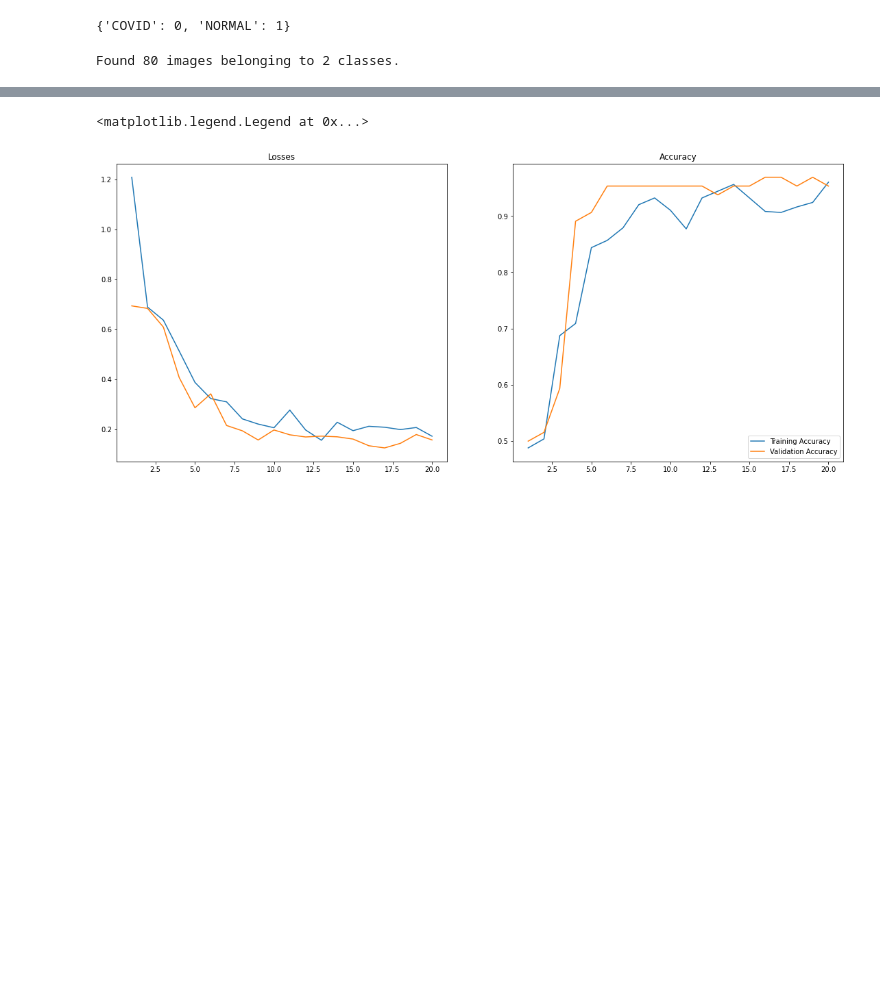
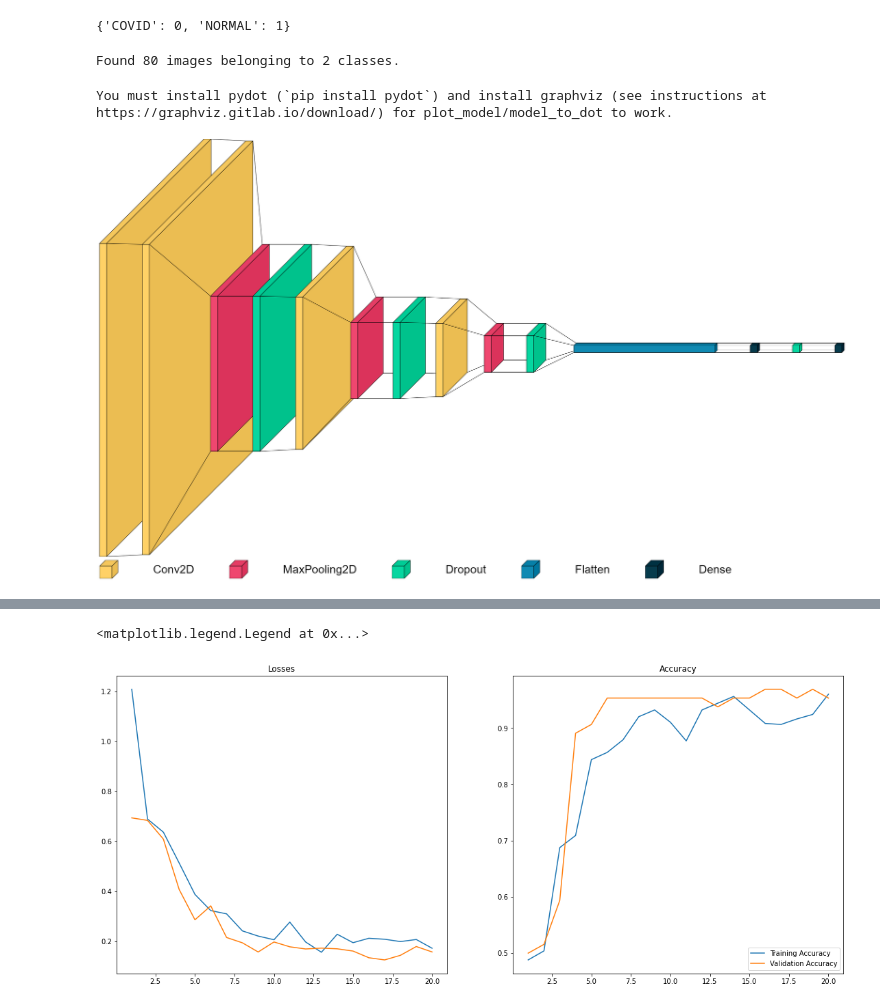
Before and after one commit to jaysatija7/HealthCure, a Jupyter notebook: notebooks/covid-19_detection.ipynb, the cells around one changed output, grey strips where cells are left out. Cells and saved outputs as stored; diff of their text form; code cells hidden in the pictures; blank space fills up the shorter version.

```diff
--- a/notebooks/covid-19_detection.ipynb
+++ b/notebooks/covid-19_detection.ipynb
@@ -69,0 +74,10 @@ Found 80 images belonging to 2 classes.
+# %%
+plot_model(model, show_shapes=True, show_layer_names=True)
+# %% [output]
+You must install pydot (`pip install pydot`) and install graphviz (see instructions at https://graphviz.gitlab.io/download/) for plot_model/model_to_dot to work.
+# %%
+font = ImageFont.truetype("arial.ttf", 32)
+# %%
+visualkeras.layered_view(model, legend=True, font=font, spacing=100)
+# %% [output]
+[figure, added]
```
Also changed, not shown: parts of 2 cells of this notebook, 16 other files.
